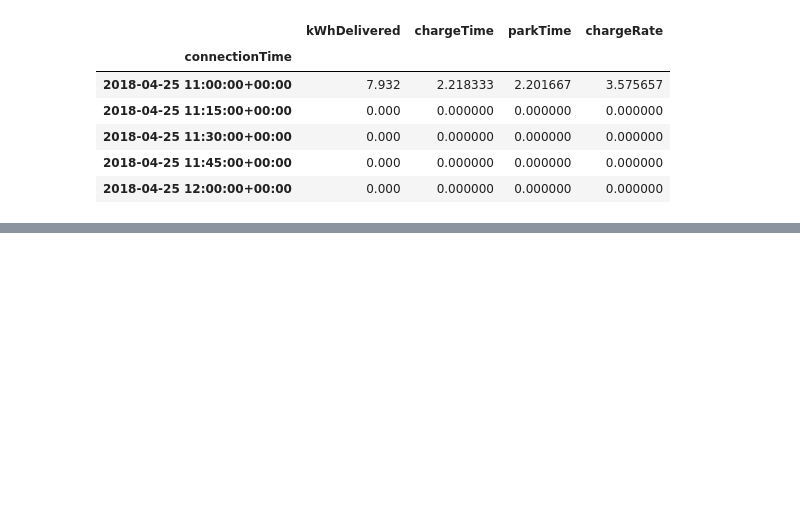
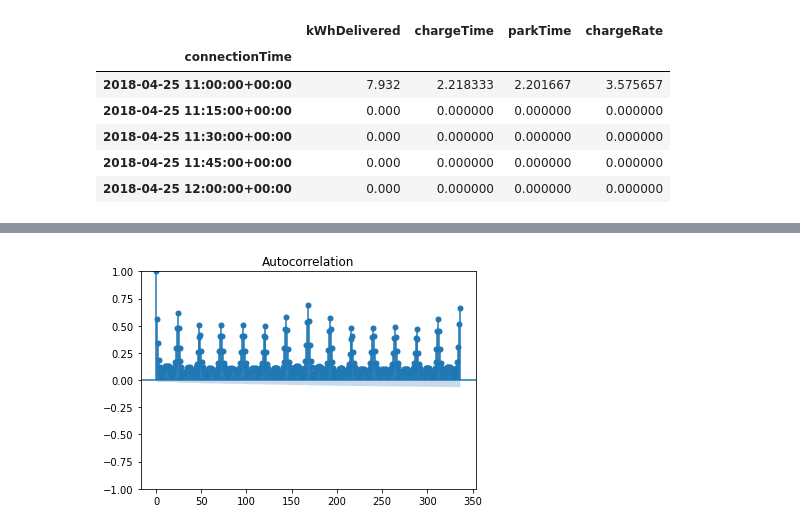
Before and after one commit to Hadi2525/CCAI2022_Transportation, a Jupyter notebook: acn_eda.ipynb, the cells around one changed output, grey strips where cells are left out. Saved outputs shown, nothing was run; the diff lists cells and outputs as text; code cells hidden in the pictures; blank space fills up the shorter version.

```diff
--- a/acn_eda.ipynb
+++ b/acn_eda.ipynb
@@ -75,0 +73,5 @@ ev_df_quarterly.chargeTime.plot()
+# %%
+fig, axe = plt.subplots()
+acf_plt = plot_acf(data.kWhDelivered,ax = axe, lags=24*14)
+# %% [output]
+[figure, added]
```
Also changed, not shown: parts of 12 cells of this notebook.
